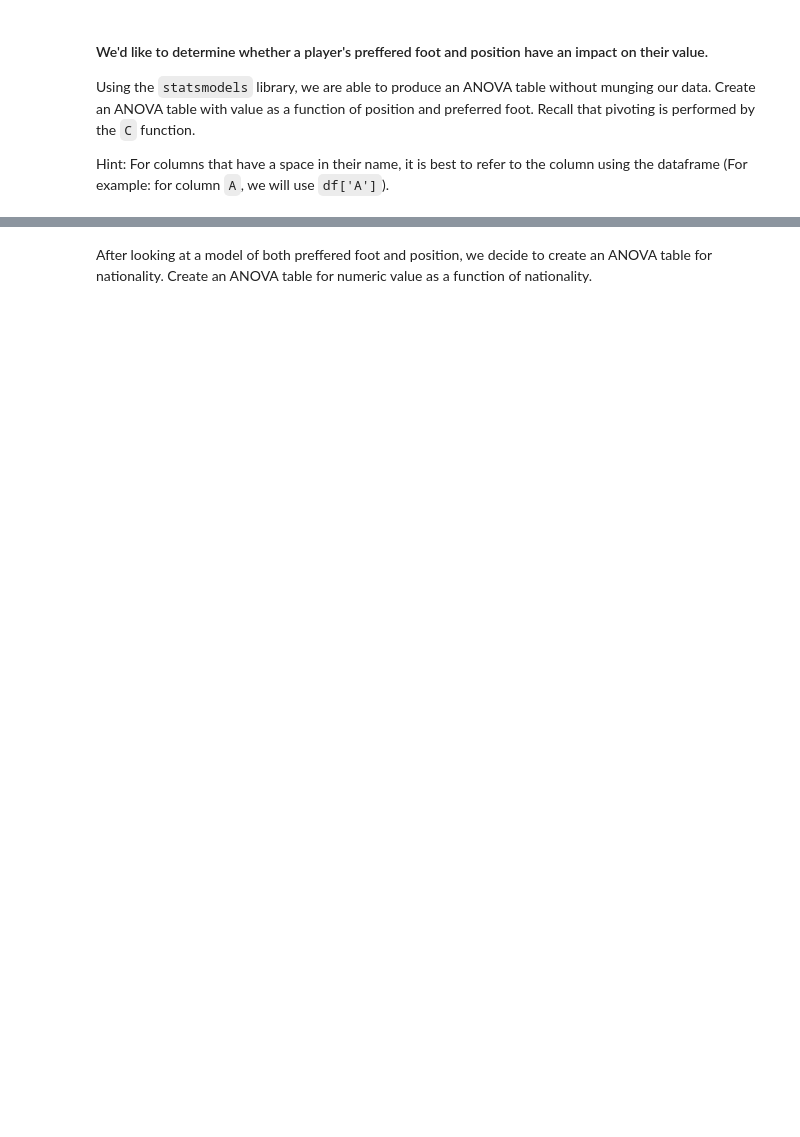
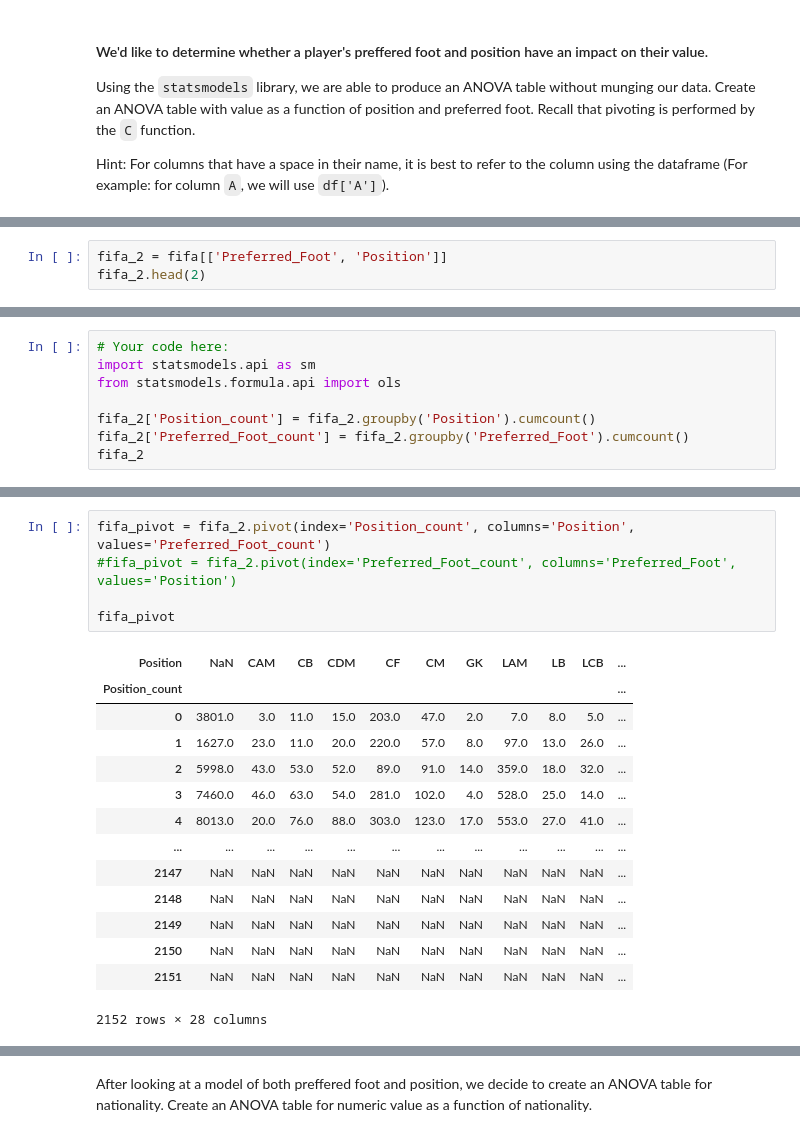
Before and after one commit to ta-data-mexpt/lab-correlation-tests-with-scipy, a Jupyter notebook: your-code/main.ipynb, the cells around one changed output, grey strips where cells are left out. Drawn from its saved outputs; the diff is of its cells as text; blank space fills up the shorter version.

```diff
--- a/your-code/main.ipynb
+++ b/your-code/main.ipynb
@@ -36,0 +75,3 @@ What is your conclusion from this ANOVA?
+# %%
+fifa_2 = fifa[['Preferred_Foot', 'Position']]
+fifa_2.head(2)
@@ -36,0 +82,8 @@ What is your conclusion from this ANOVA?
+# %%
+# Your code here:
+import statsmodels.api as sm
+from statsmodels.formula.api import ols
+
+fifa_2['Position_count'] = fifa_2.groupby('Position').cumcount()
+fifa_2['Preferred_Foot_count'] = fifa_2.groupby('Preferred_Foot').cumcount()
+fifa_2
@@ -36,0 +114,20 @@ What is your conclusion from this ANOVA?
+# %%
+fifa_pivot = fifa_2.pivot(index='Position_count', columns='Position', values='Preferred_Foot_count')
+#fifa_pivot = fifa_2.pivot(index='Preferred_Foot_count', columns='Preferred_Foot', values='Position')
+
+fifa_pivot
+# %% [output]
+| Position | NaN | CAM | CB | CDM | CF | CM | GK | LAM | LB | LCB | ... |
+| Position_count |  |  |  |  |  |  |  |  |  |  | ... |
+| 0 | 3801.0 | 3.0 | 11.0 | 15.0 | 203.0 | 47.0 | 2.0 | 7.0 | 8.0 | 5.0 | ... |
+| 1 | 1627.0 | 23.0 | 11.0 | 20.0 | 220.0 | 57.0 | 8.0 | 97.0 | 13.0 | 26.0 | ... |
+| 2 | 5998.0 | 43.0 | 53.0 | 52.0 | 89.0 | 91.0 | 14.0 | 359.0 | 18.0 | 32.0 | ... |
+| 3 | 7460.0 | 46.0 | 63.0 | 54.0 | 281.0 | 102.0 | 4.0 | 528.0 | 25.0 | 14.0 | ... |
+| 4 | 8013.0 | 20.0 | 76.0 | 88.0 | 303.0 | 123.0 | 17.0 | 553.0 | 27.0 | 41.0 | ... |
+| ... | ... | ... | ... | ... | ... | ... | ... | ... | ... | ... | ... |
+| 2147 | NaN | NaN | NaN | NaN | NaN | NaN | NaN | NaN | NaN | NaN | ... |
+| 2148 | NaN | NaN | NaN | NaN | NaN | NaN | NaN | NaN | NaN | NaN | ... |
+| 2149 | NaN | NaN | NaN | NaN | NaN | NaN | NaN | NaN | NaN | NaN | ... |
+| 2150 | NaN | NaN | NaN | NaN | NaN | NaN | NaN | NaN | NaN | NaN | ... |
+| 2151 | NaN | NaN | NaN | NaN | NaN | NaN | NaN | NaN | NaN | NaN | ... |
+2152 rows × 28 columns
```
Also changed, not shown: parts of 35 cells of this notebook.
